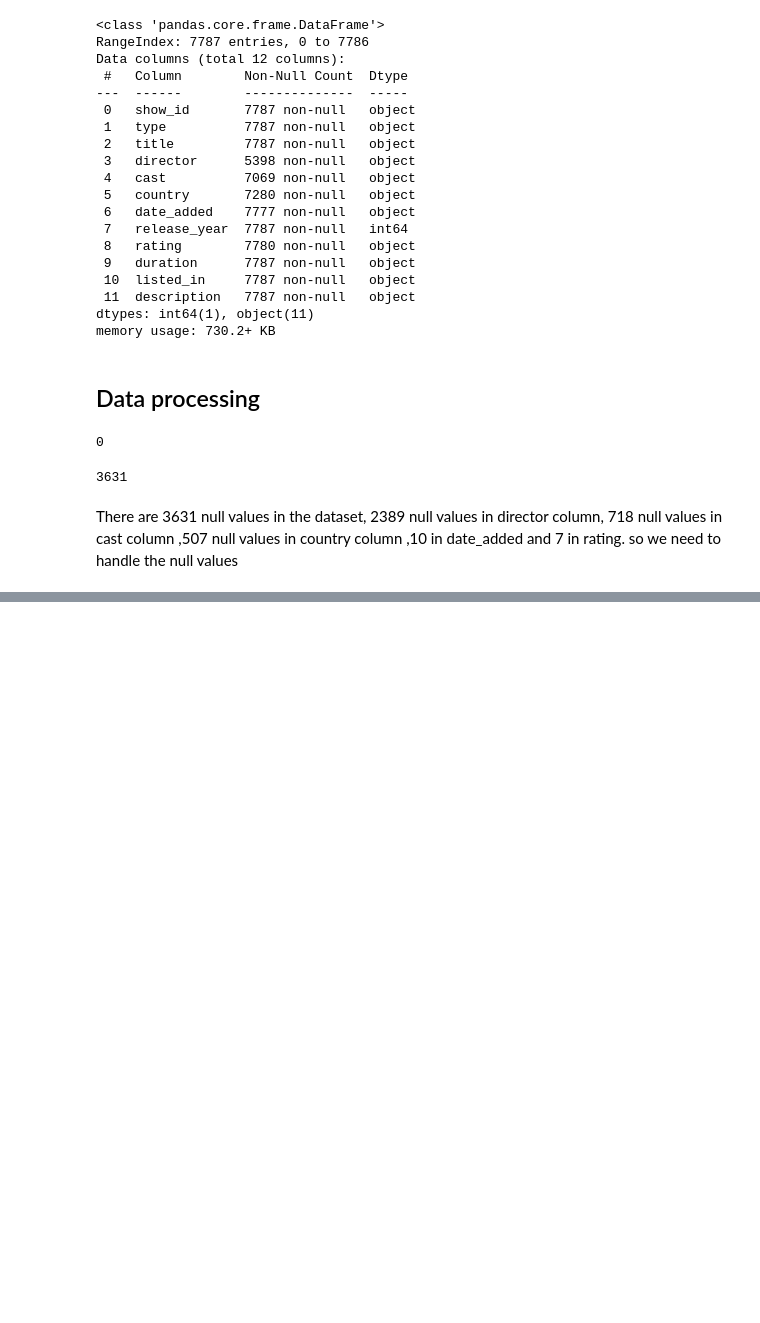
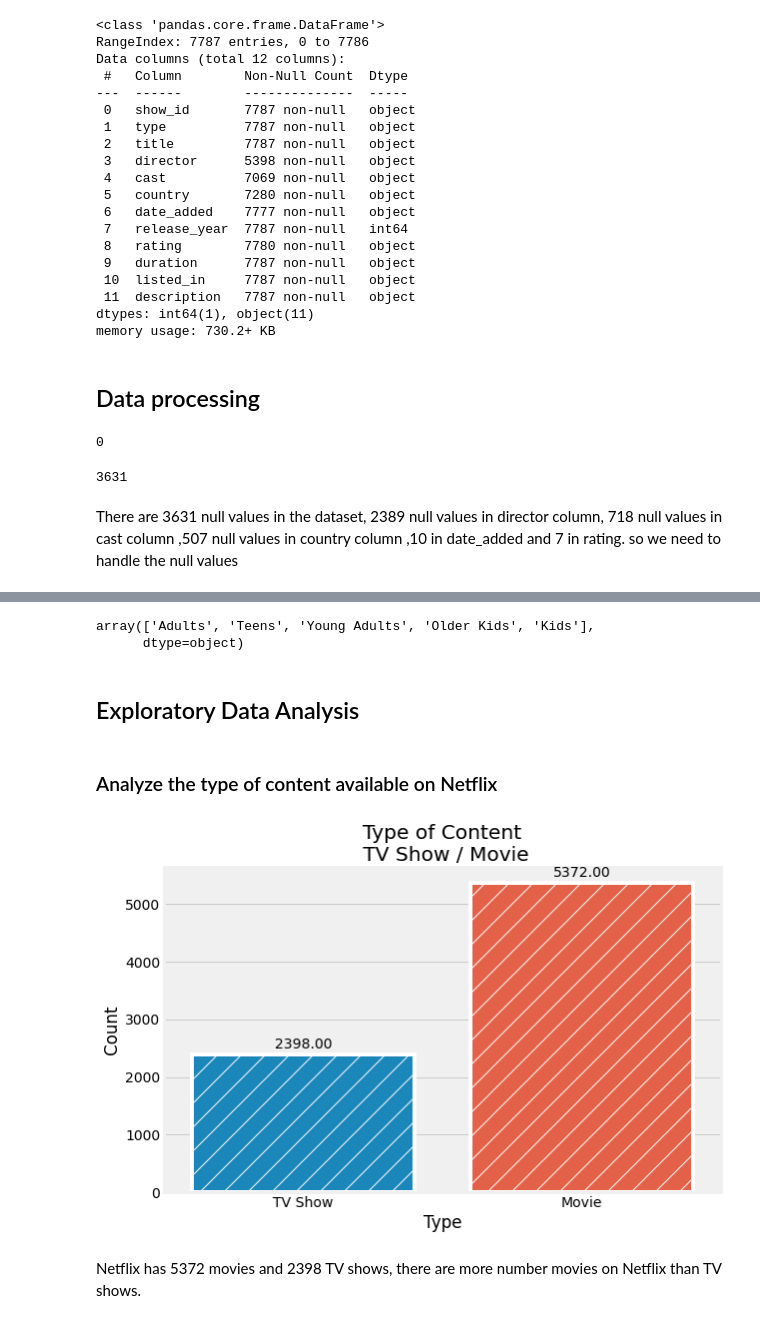
Before and after one commit to Animesh227/Netflix-Movies-and-TV-Shows-Clustering, a Jupyter notebook: NETFLIX_MOVIES_AND_TV_SHOWS_CLUSTERING_Animesh_Chakraborty.ipynb, the cells around one changed output, grey strips where cells are left out. Cells and saved outputs as stored; diff of their text form; code cells hidden in the pictures; blank space fills up the shorter version.

```diff
--- a/NETFLIX_MOVIES_AND_TV_SHOWS_CLUSTERING_Animesh_Chakraborty.ipynb
+++ b/NETFLIX_MOVIES_AND_TV_SHOWS_CLUSTERING_Animesh_Chakraborty.ipynb
@@ -132,0 +154,6 @@ There are 3631 null values in the dataset, 2389 null values in director column,
+# %%
+# Replacing the null values in director column
+dataset['director'].fillna(value = 'Unknown',inplace=True)
+# %%
+# 'date_added' and 'rating' contains an insignificant portion of the null data so we will drop them from the dataset
+dataset.dropna(subset=['date_added','rating'],inplace=True)
@@ -132,0 +191,48 @@ There are 3631 null values in the dataset, 2389 null values in director column,
+# %%
+# Lets retrieve just the first country
+dataset['principal_country'] = dataset['country'].apply(lambda x: x.split(",")[0])
+# %%
+# Creating a dictionary for rating_ages
+rating_ages = {'TV-PG': 'Older Kids',
+               'TV-MA': 'Adults',
+               'TV-Y7-FV': 'Older Kids',
+               'TV-Y7': 'Older Kids',
+               'TV-14': 'Young Adults',
+               'R': 'Adults',
+               'TV-Y': 'Kids',
+               'NR': 'Adults',
+               'PG-13': 'Teens',
+               'TV-G': 'Kids',
+               'PG': 'Older Kids',
+               'G': 'Kids',
+               'UR': 'Adults',
+               'NC-17': 'Adults'}
+# Creating new column for age_rating
+dataset['age_rating'] = dataset['rating'].apply(lambda x :rating_ages[x])
+
+# Checking unique values for column age_rating
+dataset['age_rating'].unique()
+# %% [output]
+array(['Adults', 'Teens', 'Young Adults', 'Older Kids', 'Kids'],
+      dtype=object)
+# %% [markdown]
+## Exploratory Data Analysis
+# %% [markdown]
+### Analyze the type of content available on Netflix
+# %%
+# Countplot to visualize the number of movies and tv_shows in type column
+plt.figure(figsize=(10,6))
+plt.style.use('fivethirtyeight')
+ax = sns.countplot('type',data = dataset, lw=4, ec='white',hatch='/')
+plt.title('Type of Content\n TV Show / Movie')
+plt.xlabel('Type')
+plt.ylabel('Count')
+
+# Adding Annotation
+for p in ax.patches:
+  ax.annotate(format(p.get_height(), '.2f'), (p.get_x() + p.get_width() / 2., p.get_height())
+  , ha = 'center', va = 'center', xytext = (0, 10), textcoords = 'offset points',fontsize=14)
+# %% [output]
+[figure, added]
+# %% [markdown]
+Netflix has 5372 movies and 2398 TV shows, there are more number movies on Netflix than TV shows.
```
Also changed, not shown: parts of 5 cells of this notebook.
